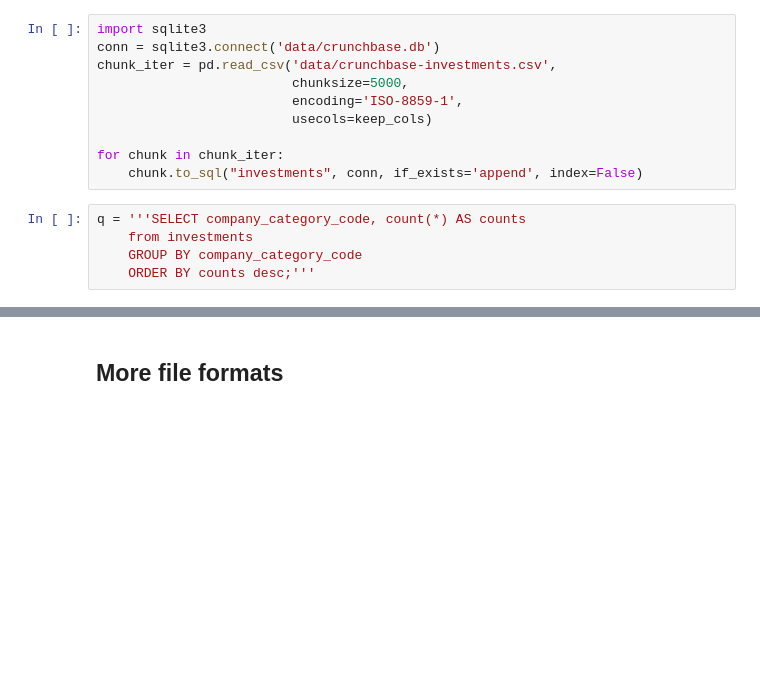
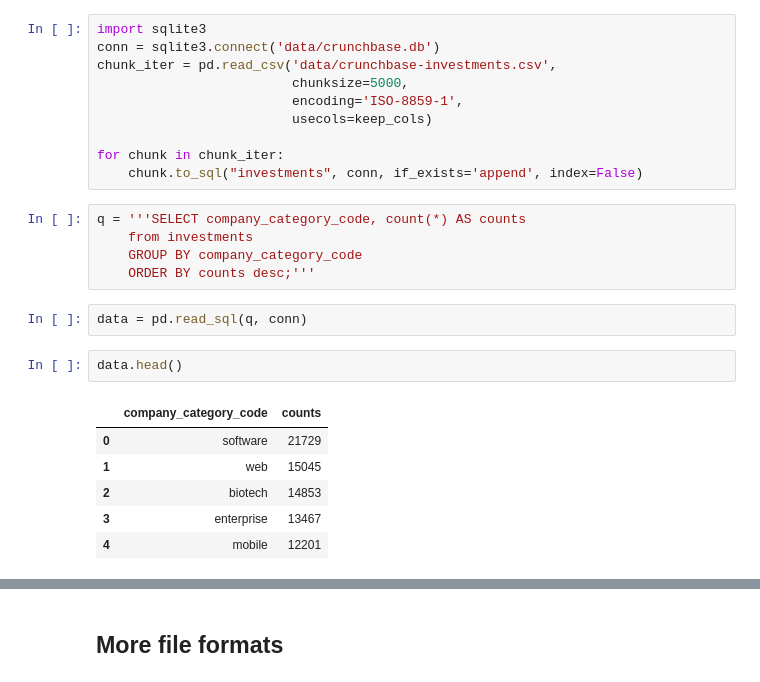
Before and after one commit to icta-tecaji/python-data-analysis-public, a Jupyter notebook: Del_14_Procesiranje_velikih_datasetov_pomnilnik/Del_14_Procesiranje_velikih_datasetov_pomnilnik_CLEAN.ipynb, the cells around one changed output, grey strips where cells are left out. Cells and saved outputs as stored; diff of their text form; blank space fills up the shorter version.

```diff
--- a/Del_14_Procesiranje_velikih_datasetov_pomnilnik/Del_14_Procesiranje_velikih_datasetov_pomnilnik_CLEAN.ipynb
+++ b/Del_14_Procesiranje_velikih_datasetov_pomnilnik/Del_14_Procesiranje_velikih_datasetov_pomnilnik_CLEAN.ipynb
@@ -514,6 +1081,17 @@ q = '''SELECT company_category_code, count(*) AS counts
     from investments
     GROUP BY company_category_code
     ORDER BY counts desc;'''
+# %%
+data = pd.read_sql(q, conn)
+# %%
+data.head()
+# %% [output]
+|  | company_category_code | counts |
+| 0 | software | 21729 |
+| 1 | web | 15045 |
+| 2 | biotech | 14853 |
+| 3 | enterprise | 13467 |
+| 4 | mobile | 12201 |
 # %%
 data.head(10).plot(kind='bar',
           x='company_category_code',
```
Also changed, not shown: parts of 90 cells of this notebook, 5 other files.
